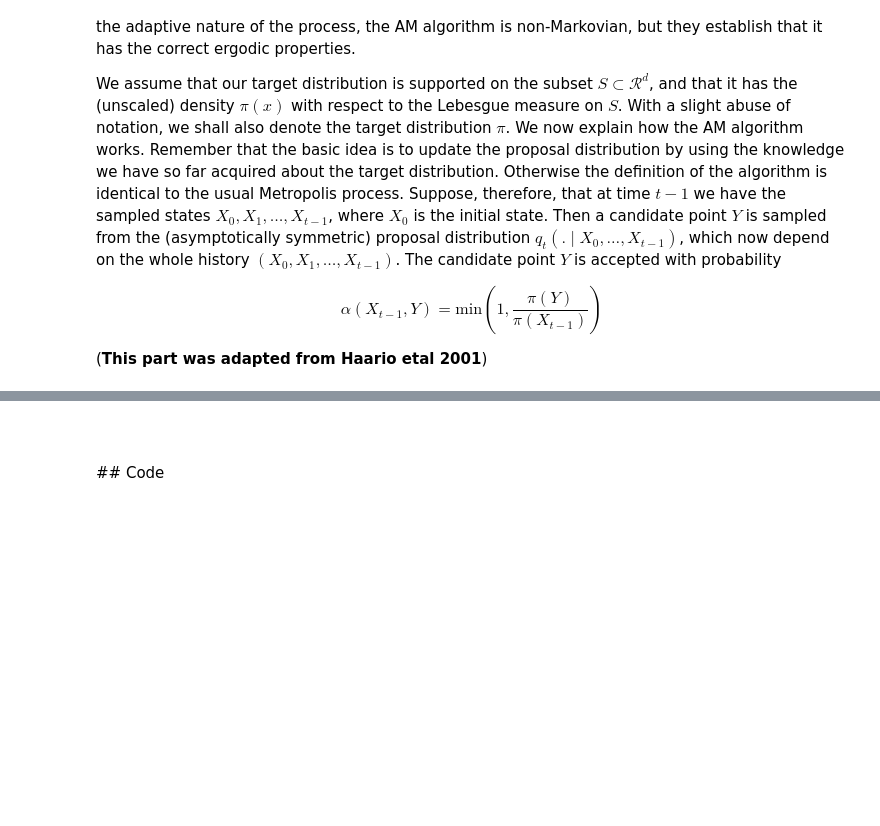
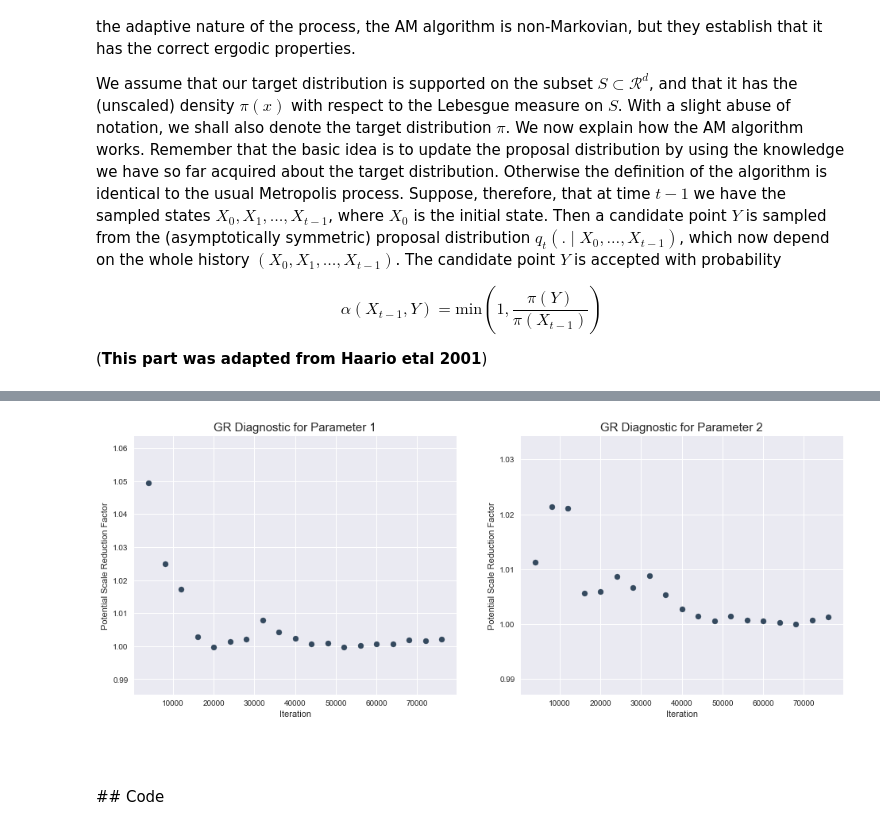
Before and after one commit to MingxuanZhang/MCMC_Tutorial, a Jupyter notebook: mcmc_tutorial.ipynb, the cells around one changed output, grey strips where cells are left out. Cells and saved outputs as stored; diff of their text form; code cells hidden in the pictures; blank space fills up the shorter version.

```diff
--- a/mcmc_tutorial.ipynb
+++ b/mcmc_tutorial.ipynb
@@ -578,3 +581,9 @@ plt.show()
+# %%
+n_iter = 4000
+GR_a, GR_b = GR_diag(alpha_ana, beta_ana, int(n_iter/2), 3)
+plot_GR([GR_a, GR_b], n_iter)
+# %% [output]
+[figure, added]
 # %% [markdown]
 <br>
 <br>
```
Also changed, not shown: parts of 14 cells of this notebook, 4 other files.
